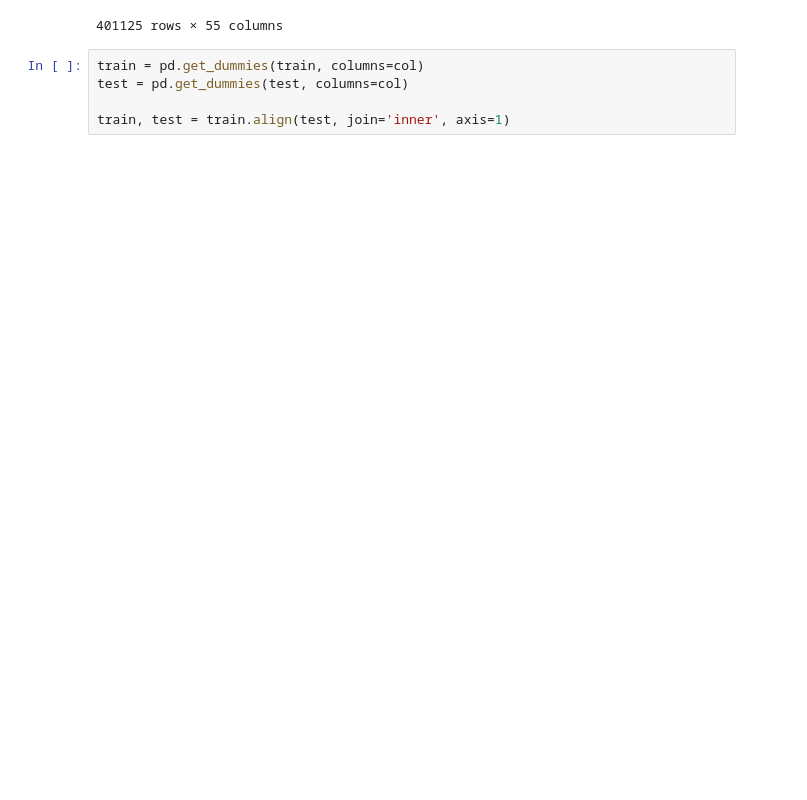
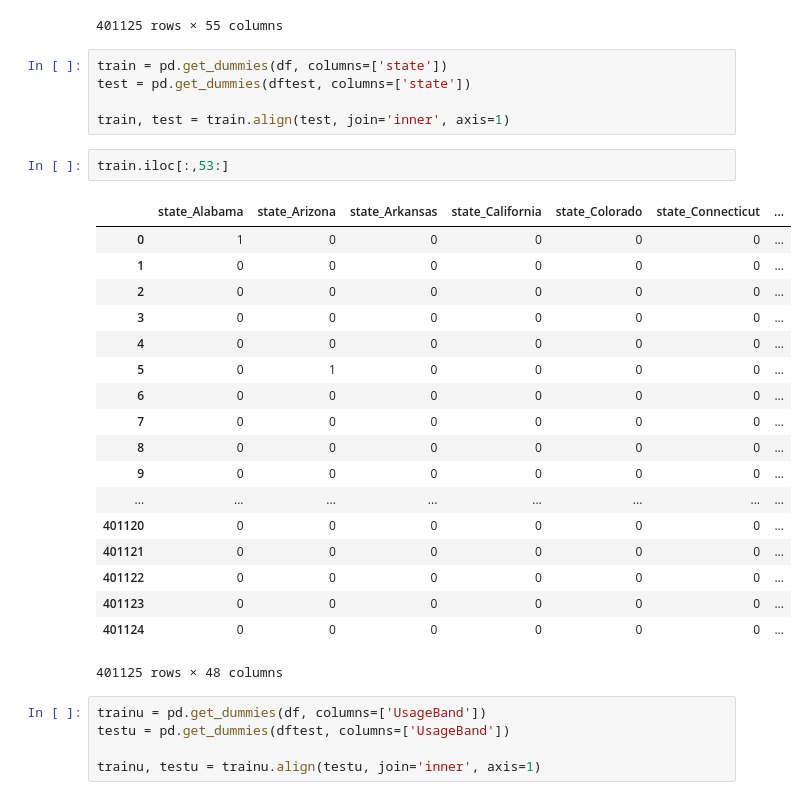
Before and after one commit to tomasbielskis/regression-case-study, a Jupyter notebook: tomas_eda.ipynb, the cells around one changed output. Cells and saved outputs as stored; diff of their text form; blank space fills up the shorter version.

```diff
--- a/tomas_eda.ipynb
+++ b/tomas_eda.ipynb
@@ -300,7 +300,33 @@ df.fillna(method='ffill')
 | 401124 | 6333342 | 7750 | 1926965 | 21435 | 149 | 2.0 | 2005 | 1120.0 | ... |
 401125 rows × 55 columns
 # %%
-train = pd.get_dummies(train, columns=col)
-test = pd.get_dummies(test, columns=col)
+train = pd.get_dummies(df, columns=['state'])
+test = pd.get_dummies(dftest, columns=['state'])
 
 train, test = train.align(test, join='inner', axis=1)
+# %%
+train.iloc[:,53:]
+# %% [output]
+|  | state_Alabama | state_Arizona | state_Arkansas | state_California | state_Colorado | state_Connecticut | ... |
+| 0 | 1 | 0 | 0 | 0 | 0 | 0 | ... |
+| 1 | 0 | 0 | 0 | 0 | 0 | 0 | ... |
+| 2 | 0 | 0 | 0 | 0 | 0 | 0 | ... |
+| 3 | 0 | 0 | 0 | 0 | 0 | 0 | ... |
+| 4 | 0 | 0 | 0 | 0 | 0 | 0 | ... |
+| 5 | 0 | 1 | 0 | 0 | 0 | 0 | ... |
+| 6 | 0 | 0 | 0 | 0 | 0 | 0 | ... |
+| 7 | 0 | 0 | 0 | 0 | 0 | 0 | ... |
+| 8 | 0 | 0 | 0 | 0 | 0 | 0 | ... |
+| 9 | 0 | 0 | 0 | 0 | 0 | 0 | ... |
+| ... | ... | ... | ... | ... | ... | ... | ... |
+| 401120 | 0 | 0 | 0 | 0 | 0 | 0 | ... |
+| 401121 | 0 | 0 | 0 | 0 | 0 | 0 | ... |
+| 401122 | 0 | 0 | 0 | 0 | 0 | 0 | ... |
+| 401123 | 0 | 0 | 0 | 0 | 0 | 0 | ... |
+| 401124 | 0 | 0 | 0 | 0 | 0 | 0 | ... |
+401125 rows × 48 columns
+# %%
+trainu = pd.get_dummies(df, columns=['UsageBand'])
+testu = pd.get_dummies(dftest, columns=['UsageBand'])
+
+trainu, testu = trainu.align(testu, join='inner', axis=1)
```
Also changed, not shown: parts of 4 cells of this notebook.
